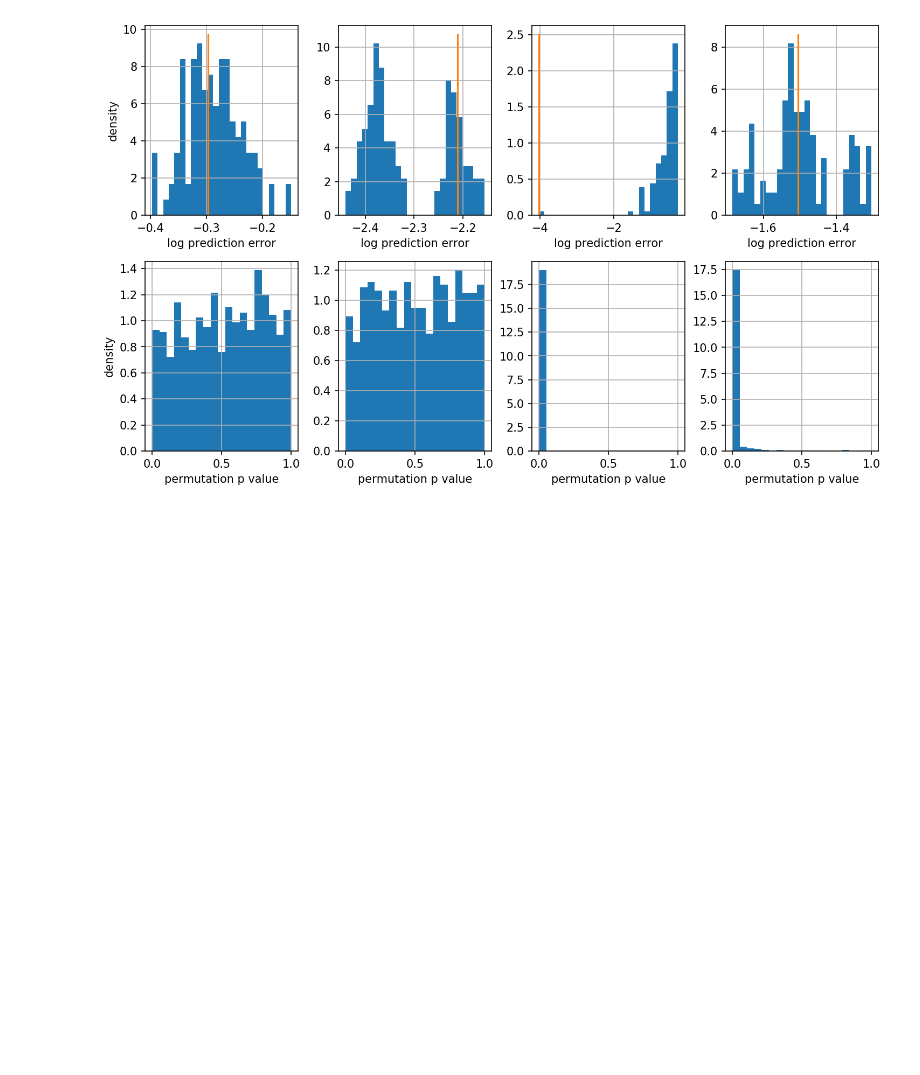
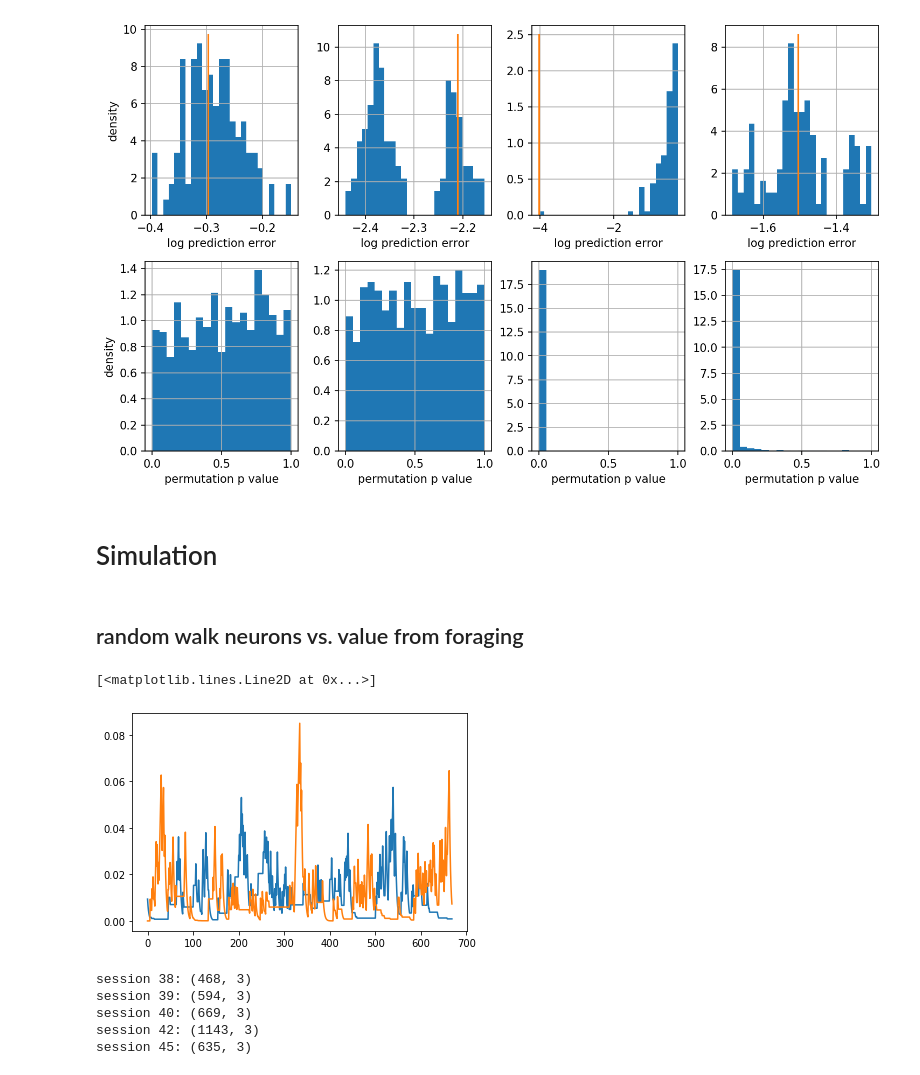
Before and after one commit to pckuo/map-ephys, a Jupyter notebook: notebook/pckuo/nonsense_corr.ipynb, the cells around one changed output. Saved outputs shown, nothing was run; the diff lists cells and outputs as text; code cells hidden in the pictures; blank space fills up the shorter version.

Commit message:
nonsense correlation: simulation of random walk and q neurons

```diff
--- a/notebook/pckuo/nonsense_corr.ipynb
+++ b/notebook/pckuo/nonsense_corr.ipynb
@@ -316,3 +335,7 @@ data set 1
 data set 2
 data set 3
 [figure]
+# %% [markdown]
+# Simulation
+# %% [markdown]
+## random walk neurons vs. value from foraging
@@ -318,0 +374,63 @@ data set 3
+# %%
+subject_id = 482353
+model_id = 6
+q_latent_variable = (foraging_model.FittedSessionModel.TrialLatentVariable
+                    & {'subject_id': subject_id,
+                       'model_id': model_id})
+
+df_Q = pd.DataFrame(q_latent_variable.fetch())
+df_Q_left = df_Q[df_Q['water_port']=='left']#.sort_values(by=['trial'])
+df_Q_right = df_Q[df_Q['water_port']=='right']#.sort_values(by=['trial'])
+
+# get only Qs columns
+df_Q_right = df_Q_right[['session', 'trial', 'action_value']].rename(columns={'action_value': 'Q_right'})#.reset_index(drop=True)
+df_Q_left = df_Q_left[['session', 'trial', 'action_value']].rename(columns={'action_value': 'Q_left'})#.reset_index(drop=True)
+df_Qs = df_Q_left.merge(df_Q_right)
+# %%
+plt.plot(df_Qs[df_Qs['session']==40]['Q_left'].values)
+plt.plot(df_Qs[df_Qs['session']==40]['Q_right'].values)
+# %% [output]
+[<matplotlib.lines.Line2D at 0x...>]
+[figure, added]
+# %%
+sessions = [38, 39, 40, 42, 45]
+
+n_neurons = 2000
+random_walk_fit = {'fr': [], 'params': [], 't_values': []}
+action_neuron_fit = {'fr': [], 'params': [], 't_values': []}
+
+for session in sessions:
+    df_Qs_session = df_Qs[df_Qs['session']==session].sort_values(by=['trial'])
+    df_Qs_session = df_Qs[df_Qs['session']==session].sort_values(by=['trial'])
+    X = df_Qs_session[['Q_left', 'Q_right']]
+    X = sm.add_constant(X)
+    print(f'session {session}: {X.shape}')
+
+    for n in range(n_neurons):
+        # random walk neurons
+        fr = gen_random_walk_neuron(len(X))
+        model = sm.OLS(fr, X)
+        results = model.fit()
+        random_walk_fit['fr'].append(fr)
+        random_walk_fit['params'].append(results.params)
+        random_walk_fit['t_values'].append(results.tvalues)
+    plt.show()
+    plt.close()
+
+    for n in range(n_neurons):
+        # action neurons
+        q_side = random.choice(['Q_left', 'Q_right'])
+        fr = gen_action_value_neuron(X[q_side].values)
+        model = sm.OLS(fr, X)
+        results = model.fit()
+        action_neuron_fit['fr'].append(fr)
+        action_neuron_fit['params'].append(results.params)
+        action_neuron_fit['t_values'].append(results.tvalues)
+    plt.show()
+    plt.close()
+# %% [output]
+session 38: (468, 3)
+session 39: (594, 3)
+session 40: (669, 3)
+session 42: (1143, 3)
+session 45: (635, 3)
```
Also changed, not shown: parts of 9 cells of this notebook.
